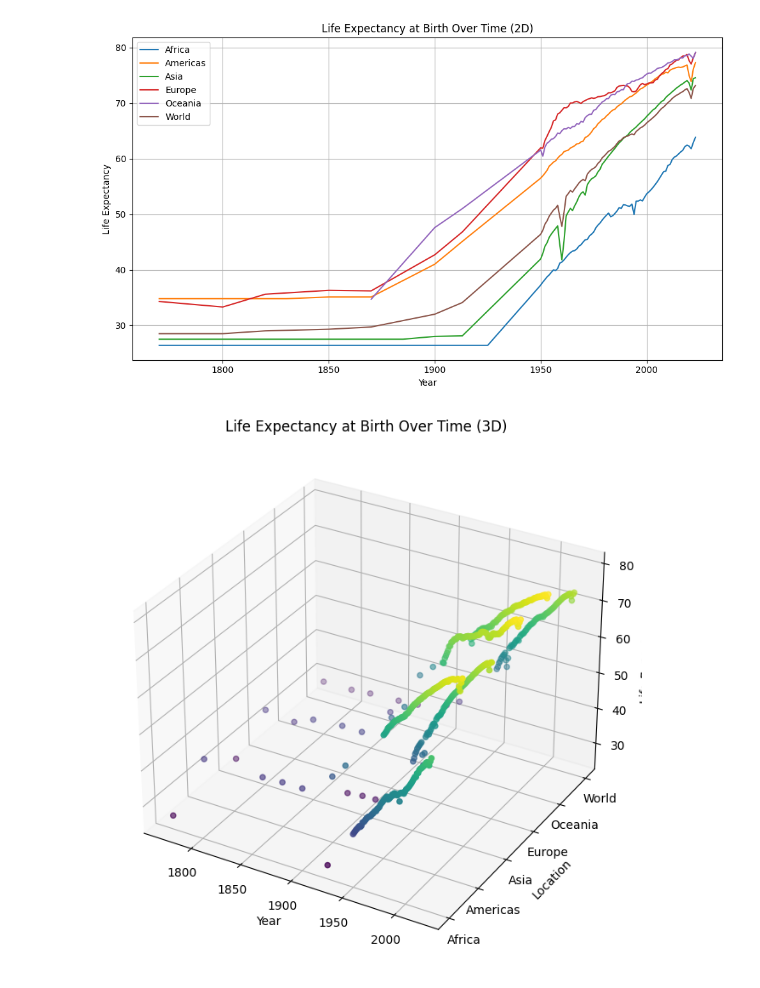
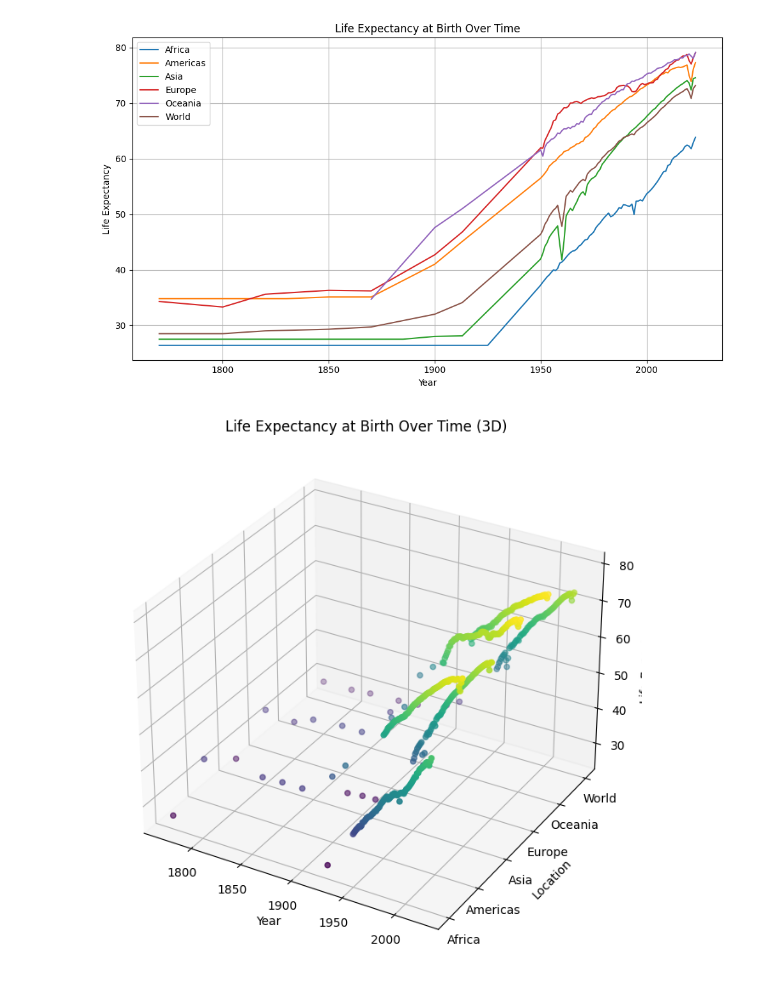
Before and after one commit to BasaJess/2504_Aging_news, a Jupyter notebook: notebooks/08_Life_expectancy_graph.ipynb, the cells around one changed output. Cells and saved outputs as stored; diff of their text form; code cells hidden in the pictures.

```diff
--- a/notebooks/08_Life_expectancy_graph.ipynb
+++ b/notebooks/08_Life_expectancy_graph.ipynb
@@ -17,36 +17,36 @@ for location in df["Location"].unique():
     subset = df[df["Location"] == location]
     plt.plot(subset["Year"], subset["LifeExpectancy"], label=location)
 
-plt.title("Life Expectancy at Birth Over Time (2D)")
+plt.title("Life Expectancy at Birth Over Time")
 plt.xlabel("Year")
 plt.ylabel("Life Expectancy")
 plt.legend()
 plt.grid(True)
 plt.tight_layout()
 plt.show()
 
 # Step 3: 3D Plot
 fig = plt.figure(figsize=(12, 8))
 ax = fig.add_subplot(111, projection='3d')
 
 # Map locations to numbers for plotting in 3D
 location_map = {loc: i for i, loc in enumerate(df["Location"].unique())}
 df["LocationCode"] = df["Location"].map(location_map)
 
 # Scatter 3D Plot
 ax.scatter(df["Year"], df["LocationCode"], df["LifeExpectancy"], c=df["LifeExpectancy"], cmap='viridis', depthshade=True)
 
 ax.set_xlabel("Year")
 ax.set_ylabel("Location")
 ax.set_zlabel("Life Expectancy")
 ax.set_title("Life Expectancy at Birth Over Time (3D)")
 
 # Adjust Y-ticks to show location names
 ax.set_yticks(list(location_map.values()))
 ax.set_yticklabels(list(location_map.keys()))
 
 plt.tight_layout()
 plt.show()
 # %% [output]
-[figure, old version]
+[figure, new version]
 [figure]
```
Also changed, not shown: 1 other file.
